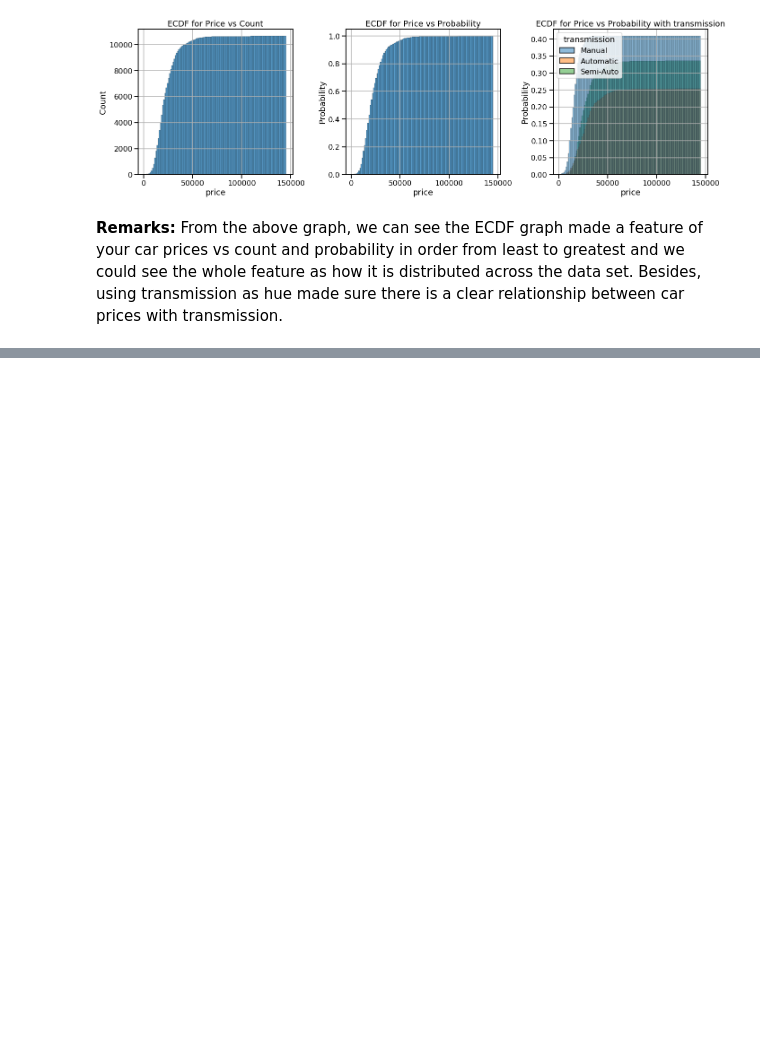
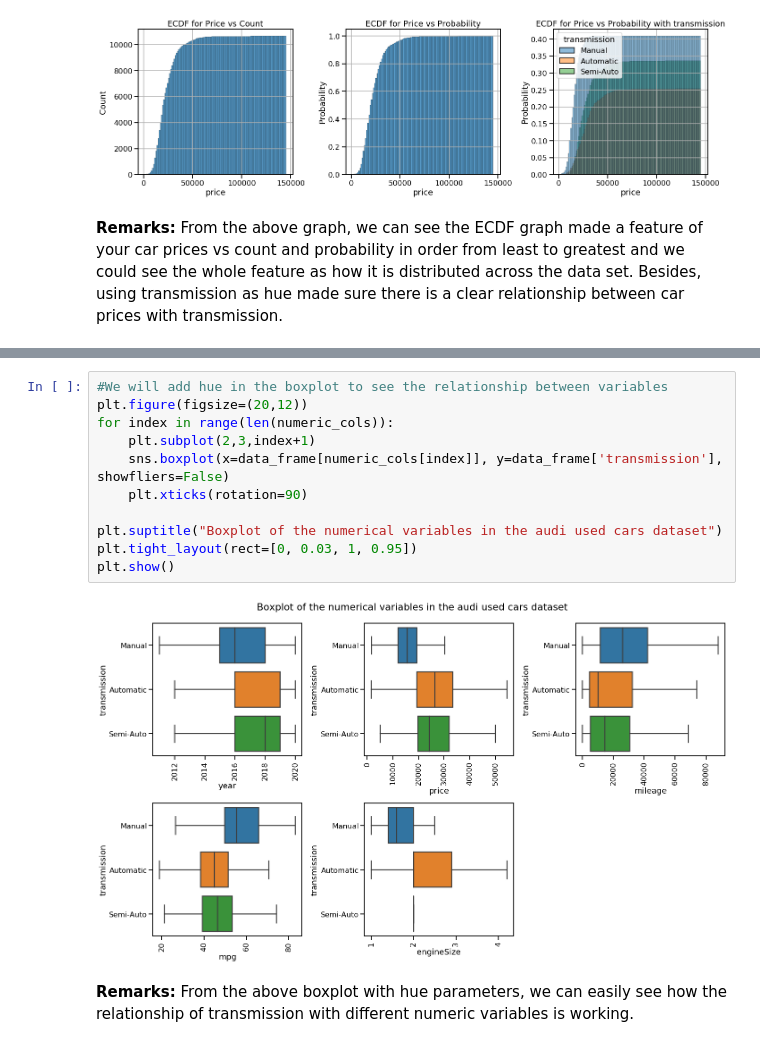
Before and after one commit to tasnimmuna2610/audi_used_car_analysis, a Jupyter notebook: audi_used_car_EDA.ipynb, the cells around one changed output, grey strips where cells are left out. Saved outputs shown, nothing was run; the diff lists cells and outputs as text; blank space fills up the shorter version.

```diff
--- a/audi_used_car_EDA.ipynb
+++ b/audi_used_car_EDA.ipynb
@@ -636,0 +669,15 @@ plt.show()
+# %%
+#We will add hue in the boxplot to see the relationship between variables
+plt.figure(figsize=(20,12))
+for index in range(len(numeric_cols)):
+    plt.subplot(2,3,index+1)
+    sns.boxplot(x=data_frame[numeric_cols[index]], y=data_frame['transmission'], showfliers=False)
+    plt.xticks(rotation=90)
+
+plt.suptitle("Boxplot of the numerical variables in the audi used cars dataset")
+plt.tight_layout(rect=[0, 0.03, 1, 0.95])
+plt.show()
+# %% [output]
+[figure, added]
+# %% [markdown]
+**Remarks:** From the above boxplot with hue parameters, we can easily see how the relationship of transmission with different numeric variables is working.
```
Also changed, not shown: parts of 9 cells of this notebook.
